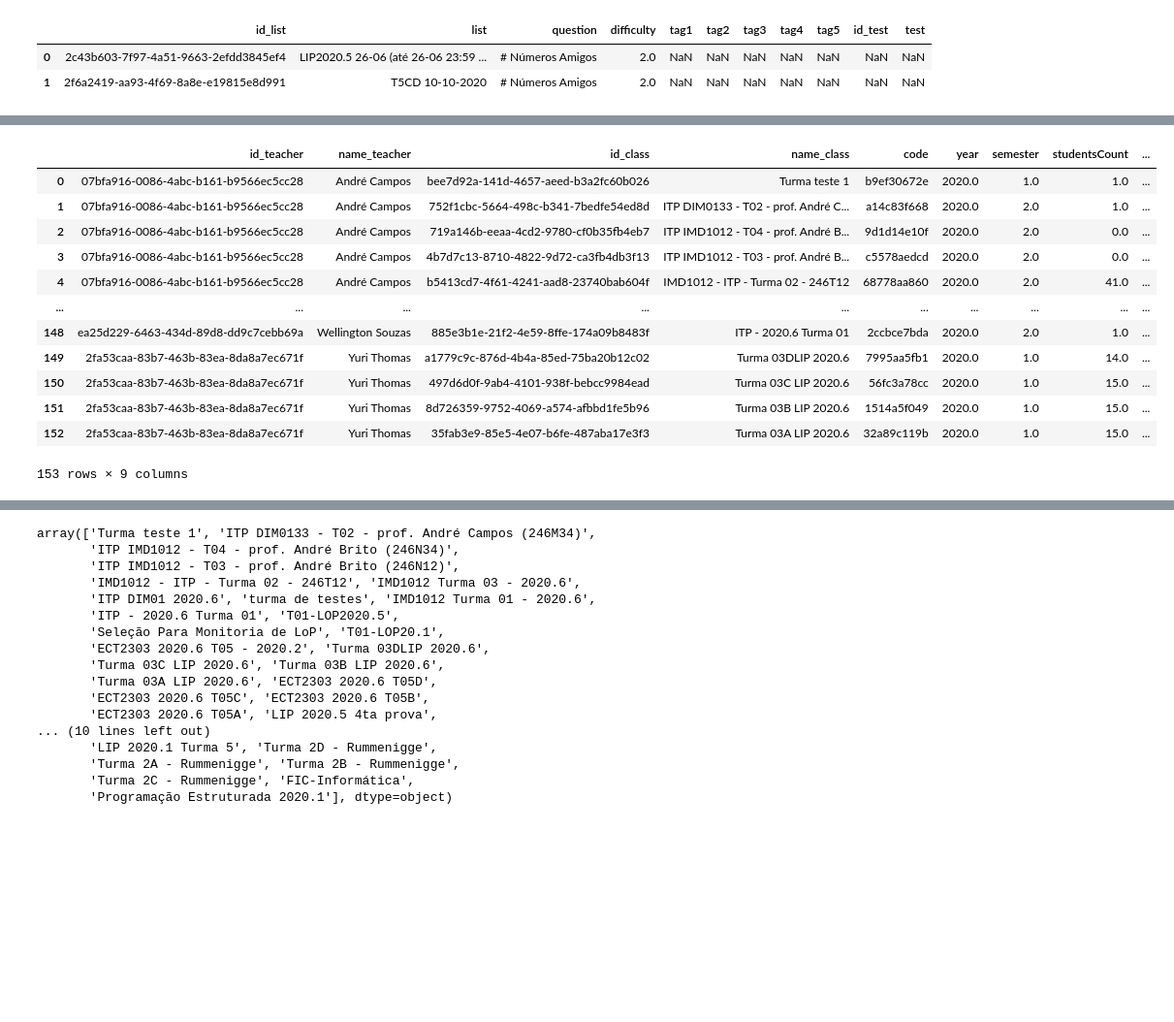
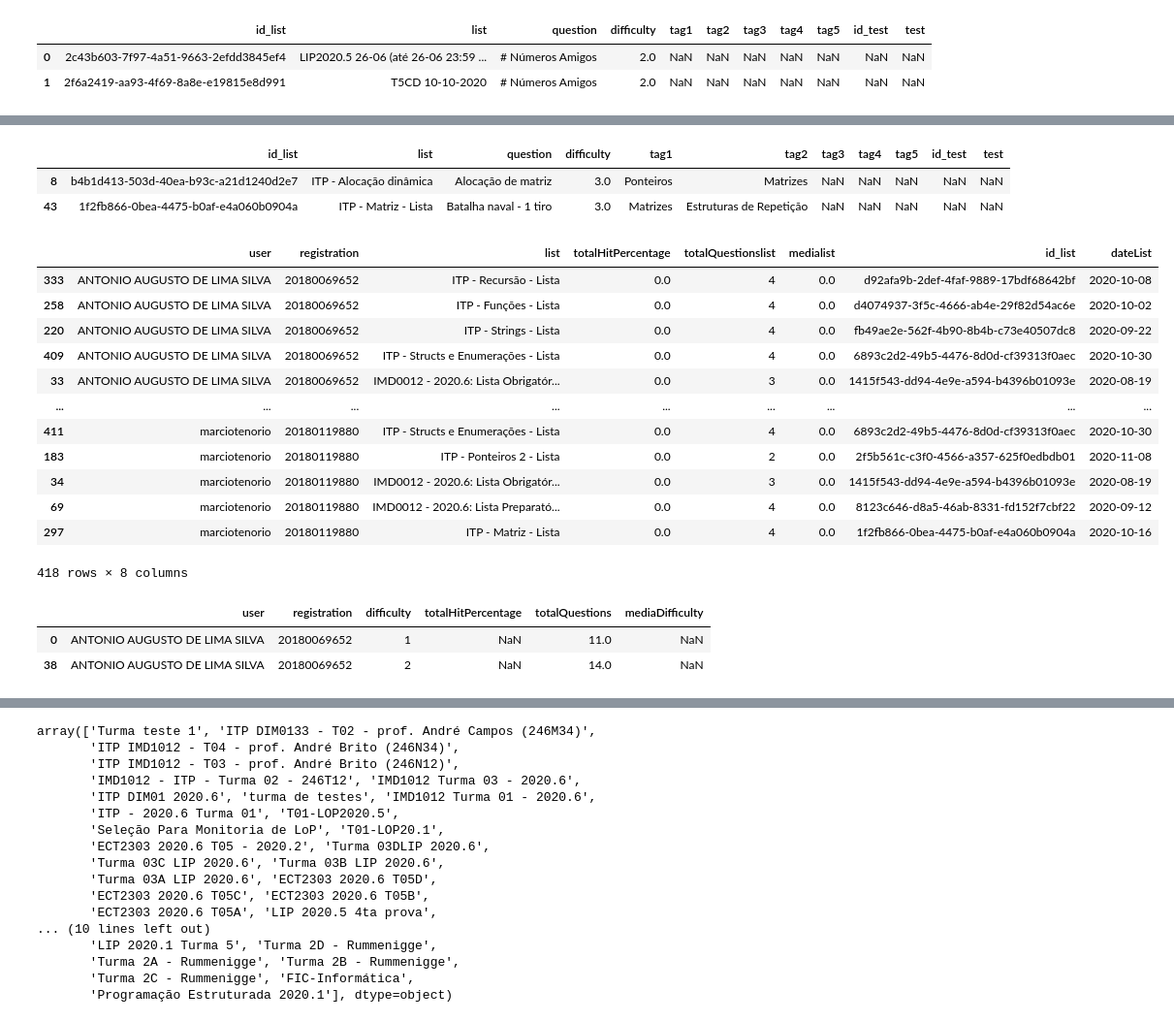
Before and after one commit to vilsonrodrigues/Projeto_Orientacao_Academica_LoP, a Jupyter notebook: Projeto_Orientacao_Academica_LoP.ipynb, the cells around one changed output, grey strips where cells are left out. Shown at 97% size. Cells and saved outputs as stored; diff of their text form; code cells hidden in the pictures; blank space fills up the shorter version.

```diff
--- a/Projeto_Orientacao_Academica_LoP.ipynb
+++ b/Projeto_Orientacao_Academica_LoP.ipynb
@@ -158,16 +149,0 @@ df = lop.lop_class(endpoint_class, endpoint_teacher,key)
-# %%
-df
-# %% [output]
-|  | id_teacher | name_teacher | id_class | name_class | code | year | semester | studentsCount | ... |
-| 0 | 07bfa916-0086-4abc-b161-b9566ec5cc28 | André Campos | bee7d92a-141d-4657-aeed-b3a2fc60b026 | Turma teste 1 | b9ef30672e | 2020.0 | 1.0 | 1.0 | ... |
-| 1 | 07bfa916-0086-4abc-b161-b9566ec5cc28 | André Campos | 752f1cbc-5664-498c-b341-7bedfe54ed8d | ITP DIM0133 - T02 - prof. André C... | a14c83f668 | 2020.0 | 2.0 | 1.0 | ... |
-| 2 | 07bfa916-0086-4abc-b161-b9566ec5cc28 | André Campos | 719a146b-eeaa-4cd2-9780-cf0b35fb4eb7 | ITP IMD1012 - T04 - prof. André B... | 9d1d14e10f | 2020.0 | 2.0 | 0.0 | ... |
-| 3 | 07bfa916-0086-4abc-b161-b9566ec5cc28 | André Campos | 4b7d7c13-8710-4822-9d72-ca3fb4db3f13 | ITP IMD1012 - T03 - prof. André B... | c5578aedcd | 2020.0 | 2.0 | 0.0 | ... |
-| 4 | 07bfa916-0086-4abc-b161-b9566ec5cc28 | André Campos | b5413cd7-4f61-4241-aad8-23740bab604f | IMD1012 - ITP - Turma 02 - 246T12 | 68778aa860 | 2020.0 | 2.0 | 41.0 | ... |
-| ... | ... | ... | ... | ... | ... | ... | ... | ... | ... |
-| 148 | ea25d229-6463-434d-89d8-dd9c7cebb69a | Wellington Souzas | 885e3b1e-21f2-4e59-8ffe-174a09b8483f | ITP - 2020.6 Turma 01 | 2ccbce7bda | 2020.0 | 2.0 | 1.0 | ... |
-| 149 | 2fa53caa-83b7-463b-83ea-8da8a7ec671f | Yuri Thomas | a1779c9c-876d-4b4a-85ed-75ba20b12c02 | Turma 03DLIP 2020.6 | 7995aa5fb1 | 2020.0 | 1.0 | 14.0 | ... |
-| 150 | 2fa53caa-83b7-463b-83ea-8da8a7ec671f | Yuri Thomas | 497d6d0f-9ab4-4101-938f-bebcc9984ead | Turma 03C LIP 2020.6 | 56fc3a78cc | 2020.0 | 1.0 | 15.0 | ... |
-| 151 | 2fa53caa-83b7-463b-83ea-8da8a7ec671f | Yuri Thomas | 8d726359-9752-4069-a574-afbbd1fe5b96 | Turma 03B LIP 2020.6 | 1514a5f049 | 2020.0 | 1.0 | 15.0 | ... |
-| 152 | 2fa53caa-83b7-463b-83ea-8da8a7ec671f | Yuri Thomas | 35fab3e9-85e5-4e07-b6fe-487aba17e3f3 | Turma 03A LIP 2020.6 | 32a89c119b | 2020.0 | 1.0 | 15.0 | ... |
-153 rows × 9 columns
@@ -173,0 +152,6 @@ df
+# %%
+df_questions_selected.head(2)
+# %% [output]
+|  | id_list | list | question | difficulty | tag1 | tag2 | tag3 | tag4 | tag5 | id_test | test |
+| 8 | b4b1d413-503d-40ea-b93c-a21d1240d2e7 | ITP - Alocação dinâmica | Alocação de matriz | 3.0 | Ponteiros | Matrizes | NaN | NaN | NaN | NaN | NaN |
+| 43 | 1f2fb866-0bea-4475-b0af-e4a060b0904a | ITP - Matriz - Lista | Batalha naval - 1 tiro | 3.0 | Matrizes | Estruturas de Repetição | NaN | NaN | NaN | NaN | NaN |
@@ -173,0 +232,16 @@ df
+# %%
+performance_list_test(df_submission, 'list', df_lop_lists, df_question_data).sort_values(by='user')
+# %% [output]
+|  | user | registration | list | totalHitPercentage | totalQuestionslist | medialist | id_list | dateList |
+| 333 | ANTONIO AUGUSTO DE LIMA SILVA | 20180069652 | ITP - Recursão - Lista | 0.0 | 4 | 0.0 | d92afa9b-2def-4faf-9889-17bdf68642bf | 2020-10-08 |
+| 258 | ANTONIO AUGUSTO DE LIMA SILVA | 20180069652 | ITP - Funções - Lista | 0.0 | 4 | 0.0 | d4074937-3f5c-4666-ab4e-29f82d54ac6e | 2020-10-02 |
+| 220 | ANTONIO AUGUSTO DE LIMA SILVA | 20180069652 | ITP - Strings - Lista | 0.0 | 4 | 0.0 | fb49ae2e-562f-4b90-8b4b-c73e40507dc8 | 2020-09-22 |
+| 409 | ANTONIO AUGUSTO DE LIMA SILVA | 20180069652 | ITP - Structs e Enumerações - Lista | 0.0 | 4 | 0.0 | 6893c2d2-49b5-4476-8d0d-cf39313f0aec | 2020-10-30 |
+| 33 | ANTONIO AUGUSTO DE LIMA SILVA | 20180069652 | IMD0012 - 2020.6: Lista Obrigatór... | 0.0 | 3 | 0.0 | 1415f543-dd94-4e9e-a594-b4396b01093e | 2020-08-19 |
+| ... | ... | ... | ... | ... | ... | ... | ... | ... |
+| 411 | marciotenorio | 20180119880 | ITP - Structs e Enumerações - Lista | 0.0 | 4 | 0.0 | 6893c2d2-49b5-4476-8d0d-cf39313f0aec | 2020-10-30 |
+| 183 | marciotenorio | 20180119880 | ITP - Ponteiros 2 - Lista | 0.0 | 2 | 0.0 | 2f5b561c-c3f0-4566-a357-625f0edbdb01 | 2020-11-08 |
+| 34 | marciotenorio | 20180119880 | IMD0012 - 2020.6: Lista Obrigatór... | 0.0 | 3 | 0.0 | 1415f543-dd94-4e9e-a594-b4396b01093e | 2020-08-19 |
+| 69 | marciotenorio | 20180119880 | IMD0012 - 2020.6: Lista Preparató... | 0.0 | 4 | 0.0 | 8123c646-d8a5-46ab-8331-fd152f7cbf22 | 2020-09-12 |
+| 297 | marciotenorio | 20180119880 | ITP - Matriz - Lista | 0.0 | 4 | 0.0 | 1f2fb866-0bea-4475-b0af-e4a060b0904a | 2020-10-16 |
+418 rows × 8 columns
@@ -173,0 +283,7 @@ df
+# %%
+df_performance_difficulty_list = performance_difficulty_list_test(df_submission, df_questions_selected,'list')
+df_performance_difficulty_list.head(2)
+# %% [output]
+|  | user | registration | difficulty | totalHitPercentage | totalQuestions | mediaDifficulty |
+| 0 | ANTONIO AUGUSTO DE LIMA SILVA | 20180069652 | 1 | NaN | 11.0 | NaN |
+| 38 | ANTONIO AUGUSTO DE LIMA SILVA | 20180069652 | 2 | NaN | 14.0 | NaN |
```
Also changed, not shown: parts of 89 cells of this notebook.
